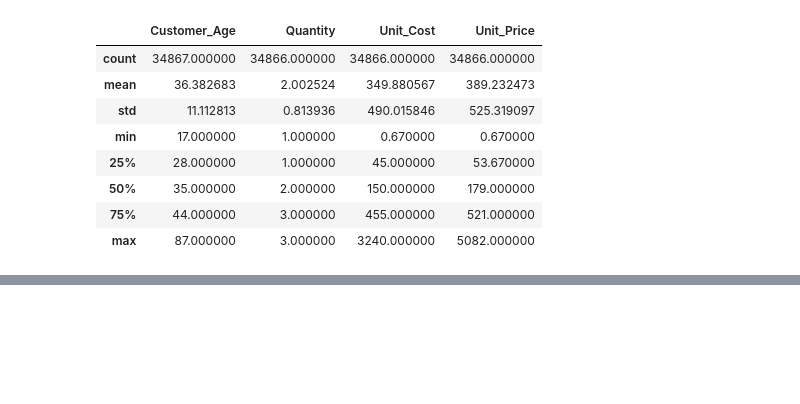
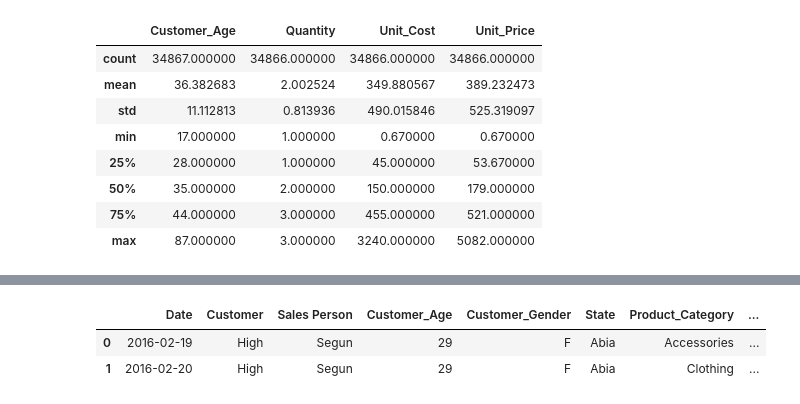
Before and after one commit to kayodeolusanya/ARIMA-INSURANCE-GLOBAL, a Jupyter notebook: DUNE_SALES_ANALYSIS.ipynb, the cells around one changed output, grey strips where cells are left out. Saved outputs shown, nothing was run; the diff lists cells and outputs as text; code cells hidden in the pictures; blank space fills up the shorter version.

```diff
--- a/DUNE_SALES_ANALYSIS.ipynb
+++ b/DUNE_SALES_ANALYSIS.ipynb
@@ -89,0 +158,12 @@ df.describe()
+# %%
+#Extracting the Year, Month and Quater
+df['year'] = df['Date'].dt.year
+df['month'] = df["Date"].dt.month
+df['Month_name'] = df['Date'].dt.month_name()
+df['Quater'] = df['Date'].dt.quarter
+
+df.head(2)
+# %% [output]
+|  | Date | Customer | Sales Person | Customer_Age | Customer_Gender | State | Product_Category | ... |
+| 0 | 2016-02-19 | High | Segun | 29 | F | Abia | Accessories | ... |
+| 1 | 2016-02-20 | High | Segun | 29 | F | Abia | Clothing | ... |
```
Also changed, not shown: parts of 9 cells of this notebook.
